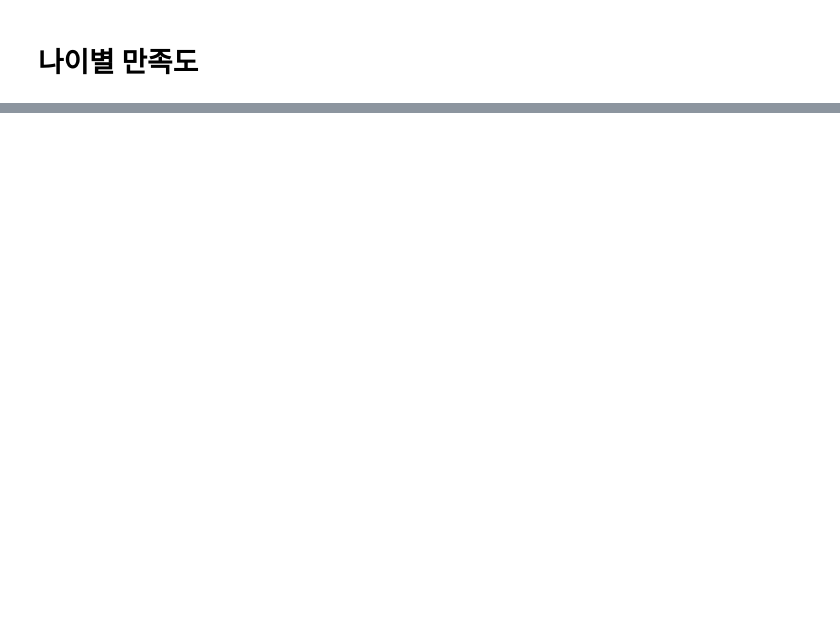
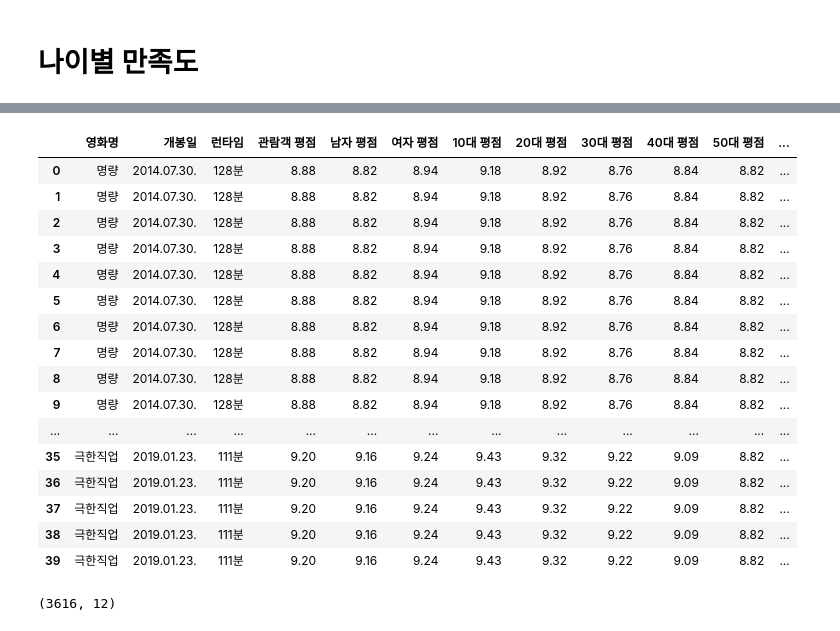
Before and after one commit to wonyounging/1_Project, a Jupyter notebook: 크롤링_역대 영화 리뷰.ipynb, the cells around one changed output, grey strips where cells are left out. Cells and saved outputs as stored; diff of their text form; code cells hidden in the pictures; blank space fills up the shorter version.

```diff
--- a/크롤링_역대 영화 리뷰.ipynb
+++ b/크롤링_역대 영화 리뷰.ipynb
@@ -175,0 +223,10 @@ soup.select('.lego_review_list _scroller')
+# %%
+data = pd.DataFrame(columns = ['영화명', '관람객 평점', '남자 평점', '여자 평점', '10대 평점', '20대 평점', '30대 평점',
+  '40대 평점', '50대 평점', '리뷰 평점', '리뷰'])
+new_row = {'영화명':mname, '관람객 평점':tot_score,
+           '남자 평점':man_score, '여자 평점':girl_score,
+           '10대 평점':age10_score, '20대 평점':age20_score,
+           '30대 평점':age30_score, '40대 평점':age40_score,
+           '50대 평점':age50_score, '리뷰 평점':review_list[0], '리뷰':review_list[1]}
+data = data.append(new_row,ignore_index=True)
+data
@@ -175,0 +236,4 @@ soup.select('.lego_review_list _scroller')
+# %%
+data = pd.DataFrame(columns = ['영화명', '관람객 평점', '남자 평점', '여자 평점', '10대 평점', '20대 평점', '30대 평점',
+  '40대 평점', '50대 평점', '리뷰 평점', '리뷰'])
+data
@@ -175,0 +242,11 @@ soup.select('.lego_review_list _scroller')
+# %%
+for cnt in range(0,20):
+    rev = soup.select('.area_card_outer._item_wrapper > li > .area_review_content > div')[cnt].select('.desc')[0].get_text()
+    rev_score = int(soup.select('.area_card_outer._item_wrapper > li .area_text_box')[cnt].get_text().split(')')[1])
+    new_row = {'영화명':mname, '관람객 평점':tot_score,
+           '남자 평점':man_score, '여자 평점':girl_score,
+           '10대 평점':age10_score, '20대 평점':age20_score,
+           '30대 평점':age30_score, '40대 평점':age40_score,
+           '50대 평점':age50_score, '리뷰 평점':rev_score, '리뷰':rev}
+    data = data.append(new_row, ignore_index=True)
+data
@@ -175,0 +273,6 @@ soup.select('.lego_review_list _scroller')
+# %%
+time.sleep(1)
+driver.find_element(By.XPATH, '//*[@id="main_pack"]/div[2]/div[1]/div[3]/div/div/ul/li[2]/a').click()
+
+html = driver.page_source
+soup = BeautifulSoup(html, 'html.parser')
@@ -175,0 +418,24 @@ soup.select('.lego_review_list _scroller')
+# %%
+data
+# %% [output]
+|  | 영화명 | 개봉일 | 런타임 | 관람객 평점 | 남자 평점 | 여자 평점 | 10대 평점 | 20대 평점 | 30대 평점 | 40대 평점 | 50대 평점 | ... |
+| 0 | 명량 | 2014.07.30. | 128분 | 8.88 | 8.82 | 8.94 | 9.18 | 8.92 | 8.76 | 8.84 | 8.82 | ... |
+| 1 | 명량 | 2014.07.30. | 128분 | 8.88 | 8.82 | 8.94 | 9.18 | 8.92 | 8.76 | 8.84 | 8.82 | ... |
+| 2 | 명량 | 2014.07.30. | 128분 | 8.88 | 8.82 | 8.94 | 9.18 | 8.92 | 8.76 | 8.84 | 8.82 | ... |
+| 3 | 명량 | 2014.07.30. | 128분 | 8.88 | 8.82 | 8.94 | 9.18 | 8.92 | 8.76 | 8.84 | 8.82 | ... |
+| 4 | 명량 | 2014.07.30. | 128분 | 8.88 | 8.82 | 8.94 | 9.18 | 8.92 | 8.76 | 8.84 | 8.82 | ... |
+| 5 | 명량 | 2014.07.30. | 128분 | 8.88 | 8.82 | 8.94 | 9.18 | 8.92 | 8.76 | 8.84 | 8.82 | ... |
+| 6 | 명량 | 2014.07.30. | 128분 | 8.88 | 8.82 | 8.94 | 9.18 | 8.92 | 8.76 | 8.84 | 8.82 | ... |
+| 7 | 명량 | 2014.07.30. | 128분 | 8.88 | 8.82 | 8.94 | 9.18 | 8.92 | 8.76 | 8.84 | 8.82 | ... |
+| 8 | 명량 | 2014.07.30. | 128분 | 8.88 | 8.82 | 8.94 | 9.18 | 8.92 | 8.76 | 8.84 | 8.82 | ... |
+| 9 | 명량 | 2014.07.30. | 128분 | 8.88 | 8.82 | 8.94 | 9.18 | 8.92 | 8.76 | 8.84 | 8.82 | ... |
+| ... | ... | ... | ... | ... | ... | ... | ... | ... | ... | ... | ... | ... |
+| 35 | 극한직업 | 2019.01.23. | 111분 | 9.20 | 9.16 | 9.24 | 9.43 | 9.32 | 9.22 | 9.09 | 8.82 | ... |
+| 36 | 극한직업 | 2019.01.23. | 111분 | 9.20 | 9.16 | 9.24 | 9.43 | 9.32 | 9.22 | 9.09 | 8.82 | ... |
+| 37 | 극한직업 | 2019.01.23. | 111분 | 9.20 | 9.16 | 9.24 | 9.43 | 9.32 | 9.22 | 9.09 | 8.82 | ... |
+| 38 | 극한직업 | 2019.01.23. | 111분 | 9.20 | 9.16 | 9.24 | 9.43 | 9.32 | 9.22 | 9.09 | 8.82 | ... |
+| 39 | 극한직업 | 2019.01.23. | 111분 | 9.20 | 9.16 | 9.24 | 9.43 | 9.32 | 9.22 | 9.09 | 8.82 | ... |
+# %%
+data.shape
+# %% [output]
+(3616, 12)
```
Also changed, not shown: parts of 32 cells of this notebook.
